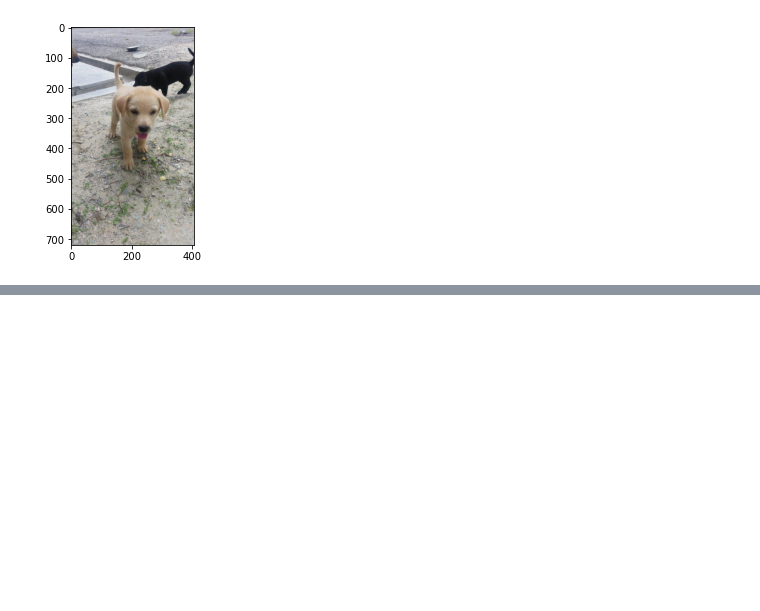
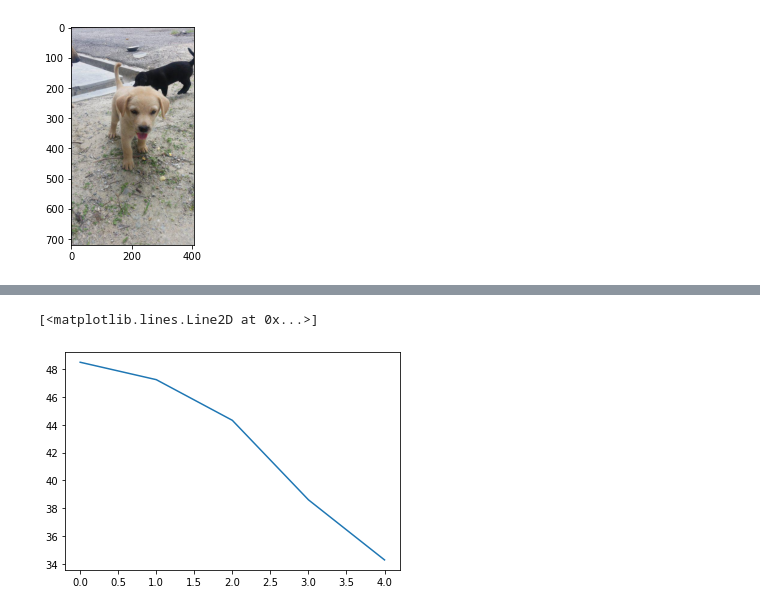
Before and after one commit to garyhlai/kaggle-petfinder, a Jupyter notebook: main.ipynb, the cells around one changed output, grey strips where cells are left out. Cells and saved outputs as stored; diff of their text form; code cells hidden in the pictures; blank space fills up the shorter version.

```diff
--- a/main.ipynb
+++ b/main.ipynb
@@ -163,0 +137,5 @@ epoch 1 done | epoch train loss: 48.27396583557129 | current valid loss: 48.3089
+# %%
+plt.plot(saved_cbs['TrackLoss']['valid_losses'])
+# %% [output]
+[<matplotlib.lines.Line2D at 0x...>]
+[figure, added]
```
Also changed, not shown: parts of 10 cells of this notebook, 1 other file.
